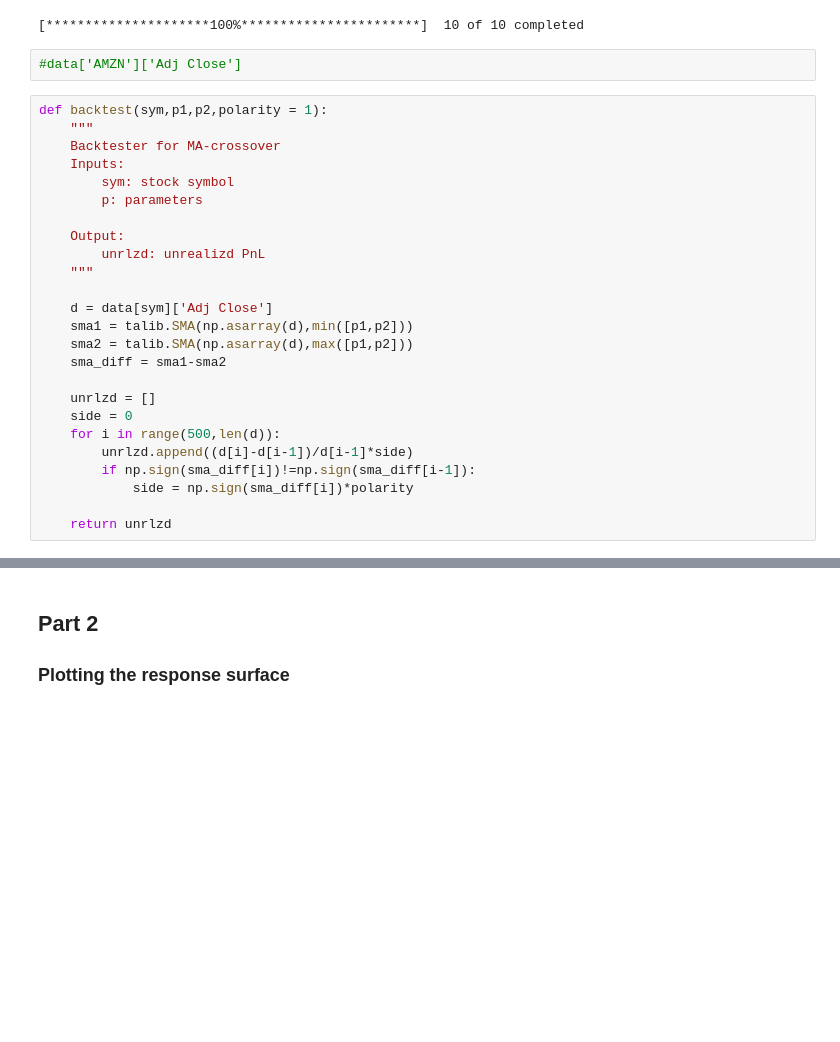
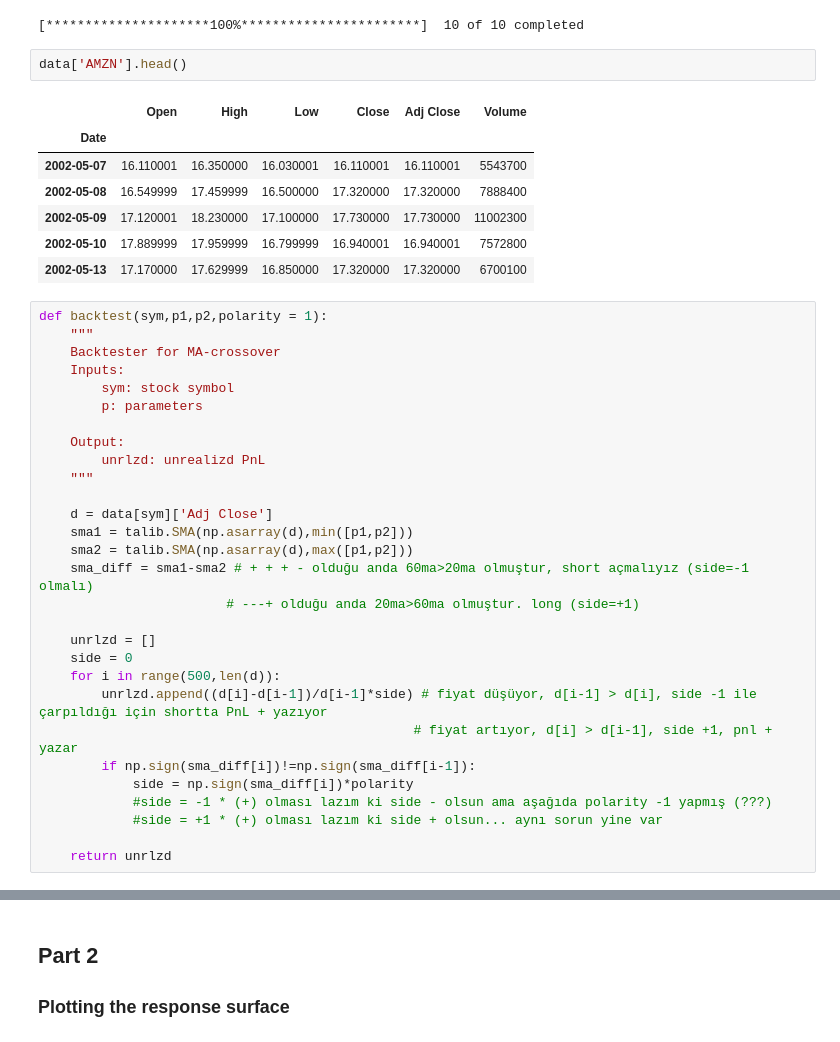
Before and after one commit to halilcodes/quant-trading-essentials, a Jupyter notebook: para_optimisation.ipynb, the cells around one changed output, grey strips where cells are left out. Saved outputs shown, nothing was run; the diff lists cells and outputs as text; blank space fills up the shorter version.

```diff
--- a/para_optimisation.ipynb
+++ b/para_optimisation.ipynb
@@ -40,8 +42,16 @@ data = yf.download(tickers = " ".join(stocks),
     )
 # %% [output]
 [*********************100%***********************]  10 of 10 completed
-# %%
-#data['AMZN']['Adj Close']
+# %%
+data['AMZN'].head()
+# %% [output]
+|  | Open | High | Low | Close | Adj Close | Volume |
+| Date |  |  |  |  |  |  |
+| 2002-05-07 | 16.110001 | 16.350000 | 16.030001 | 16.110001 | 16.110001 | 5543700 |
+| 2002-05-08 | 16.549999 | 17.459999 | 16.500000 | 17.320000 | 17.320000 | 7888400 |
+| 2002-05-09 | 17.120001 | 18.230000 | 17.100000 | 17.730000 | 17.730000 | 11002300 |
+| 2002-05-10 | 17.889999 | 17.959999 | 16.799999 | 16.940001 | 16.940001 | 7572800 |
+| 2002-05-13 | 17.170000 | 17.629999 | 16.850000 | 17.320000 | 17.320000 | 6700100 |
 # %%
 def backtest(sym,p1,p2,polarity = 1):
     """
@@ -57,13 +67,17 @@ def backtest(sym,p1,p2,polarity = 1):
     d = data[sym]['Adj Close']
     sma1 = talib.SMA(np.asarray(d),min([p1,p2]))
     sma2 = talib.SMA(np.asarray(d),max([p1,p2]))
-    sma_diff = sma1-sma2
+    sma_diff = sma1-sma2 # + + + - olduğu anda 60ma>20ma olmuştur, short açmalıyız (side=-1 olmalı)
+                        # ---+ olduğu anda 20ma>60ma olmuştur. long (side=+1)
 
     unrlzd = []
     side = 0
     for i in range(500,len(d)):
-        unrlzd.append((d[i]-d[i-1])/d[i-1]*side)
+        unrlzd.append((d[i]-d[i-1])/d[i-1]*side) # fiyat düşüyor, d[i-1] > d[i], side -1 ile çarpıldığı için shortta PnL + yazıyor
+                                                # fiyat artıyor, d[i] > d[i-1], side +1, pnl + yazar
         if np.sign(sma_diff[i])!=np.sign(sma_diff[i-1]):
             side = np.sign(sma_diff[i])*polarity
+            #side = -1 * (+) olması lazım ki side - olsun ama aşağıda polarity -1 yapmış (???)
+            #side = +1 * (+) olması lazım ki side + olsun... aynı sorun yine var
 
     return unrlzd
```
Also changed, not shown: parts of 12 cells of this notebook, 3 other files.
